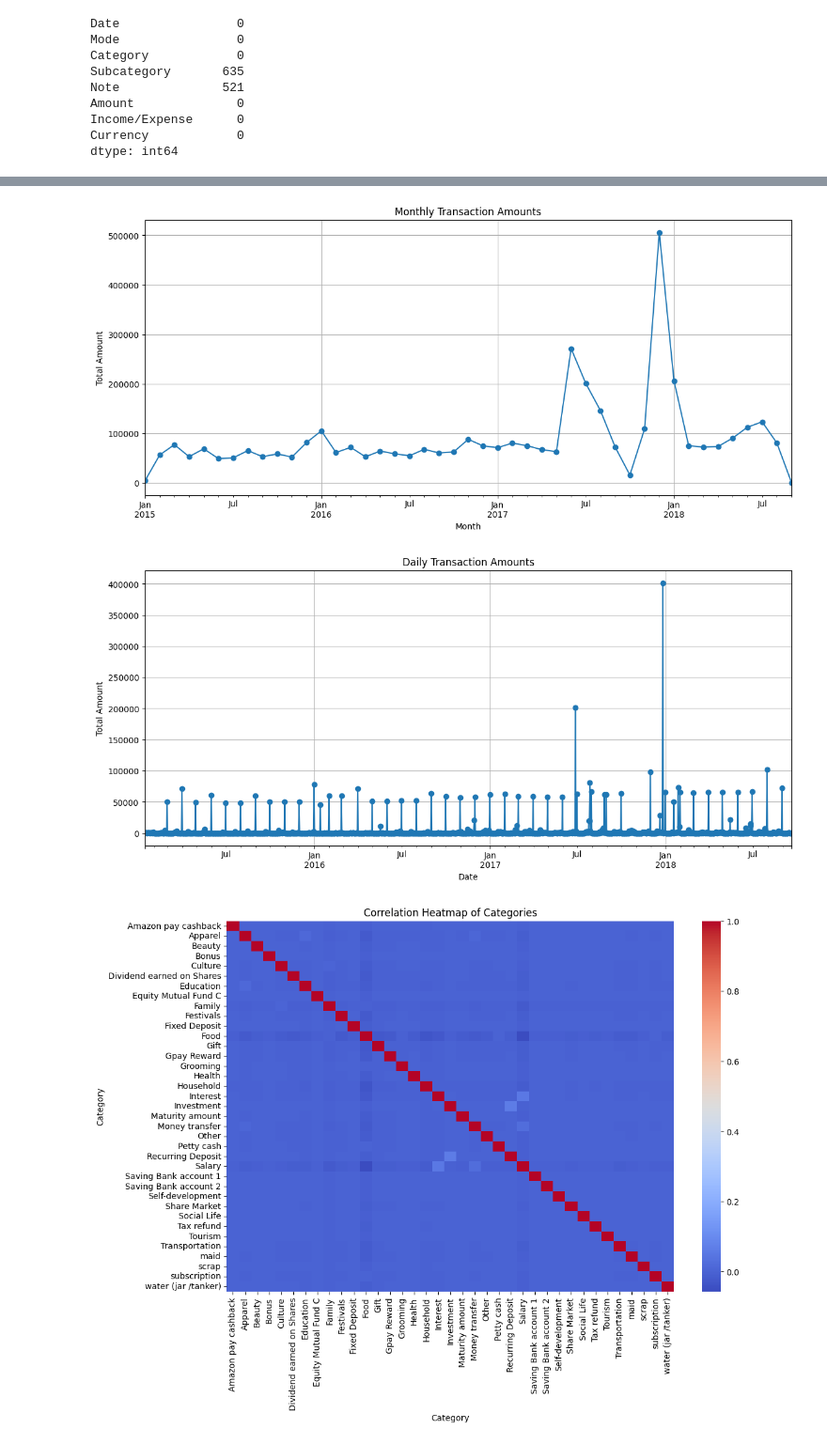
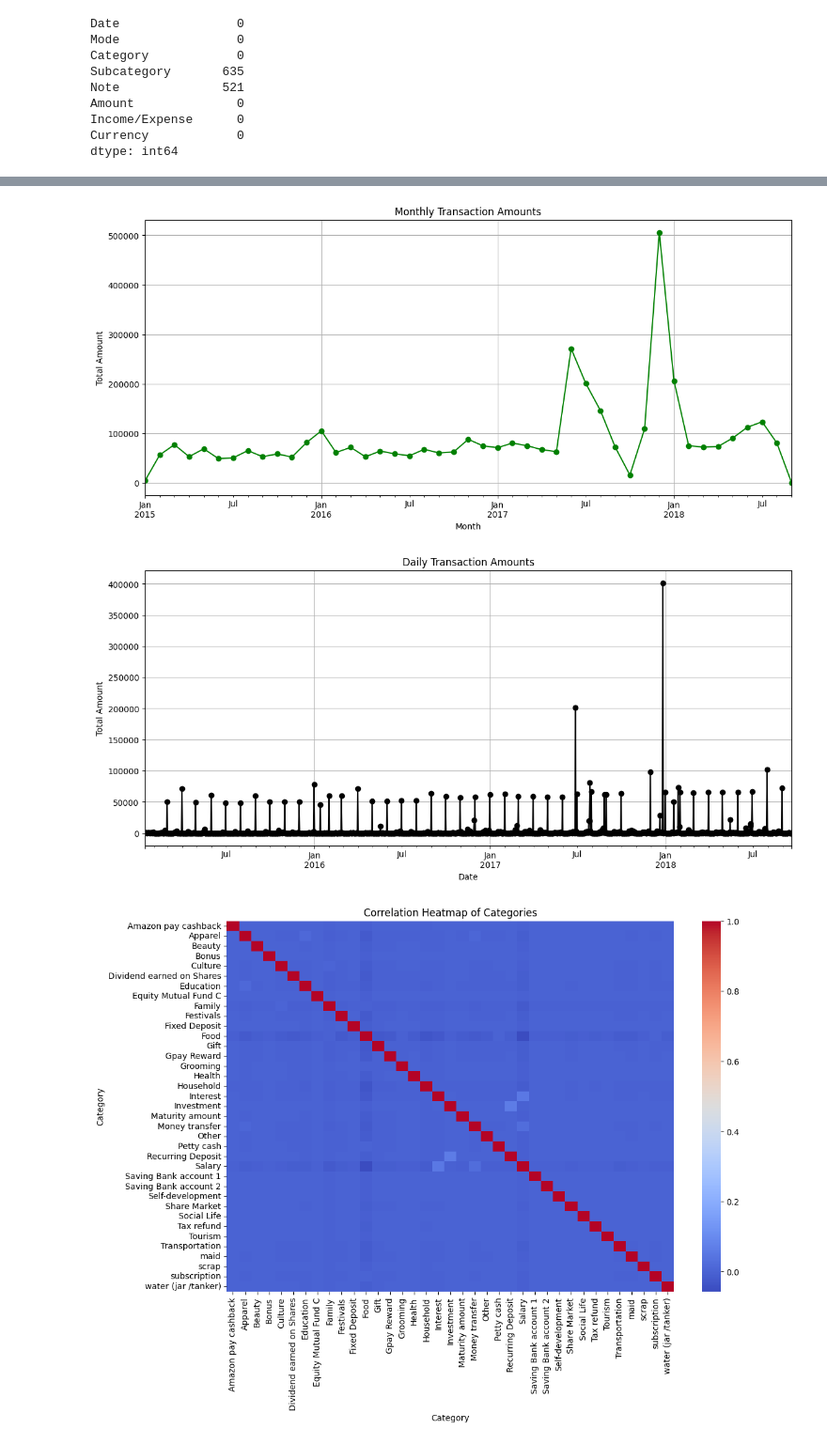
Before and after one commit to Deepnotcoder/Internship-Project-1, a Jupyter notebook: DAILY.IPYNB, the cells around one changed output, grey strips where cells are left out. Shown at 94% size. Cells and saved outputs as stored; diff of their text form; code cells hidden in the pictures.

```diff
--- a/DAILY.IPYNB
+++ b/DAILY.IPYNB
@@ -53,25 +53,25 @@ df.set_index('Date', inplace=True)
 # Monthly Transaction Amounts
 monthly = df.resample('ME')['Amount'].sum()
 plt.figure(figsize=(14,6))
-monthly.plot(marker='o')
+monthly.plot(marker='o', color='green')
 plt.title('Monthly Transaction Amounts')
 plt.xlabel('Month')
 plt.ylabel('Total Amount')
 plt.grid(True)
 plt.show()
 # %% [output]
-[figure, old version]
+[figure, new version]
 # %%
 daily = df.resample('D')['Amount'].sum()
 plt.figure(figsize=(14,6))
-daily.plot(marker='o')
+daily.plot(marker='o', color='black')
 plt.title('Daily Transaction Amounts')
 plt.xlabel('Date')
 plt.ylabel('Total Amount')
 plt.grid(True)
 plt.show()
 # %% [output]
-[figure, old version]
+[figure, new version]
 # %%
 pivot = df.pivot_table(index=df.index, columns='Category', values='Amount', aggfunc='sum', fill_value=0)
 corr = pivot.corr()
```
Also changed, not shown: parts of 3 cells of this notebook.
